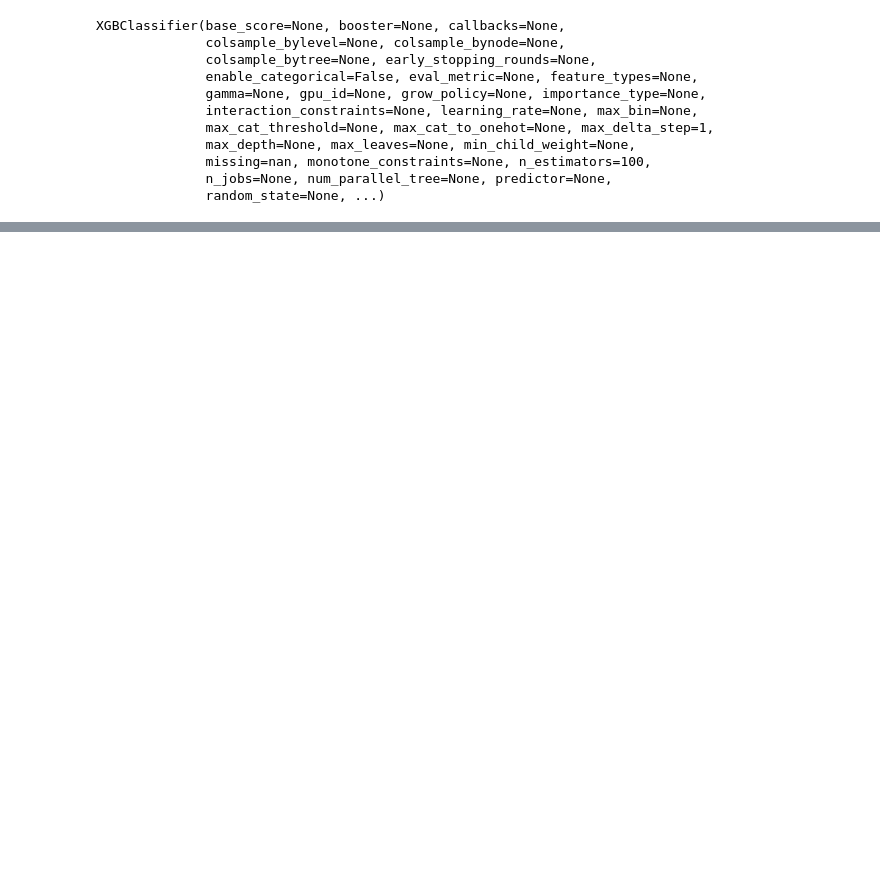
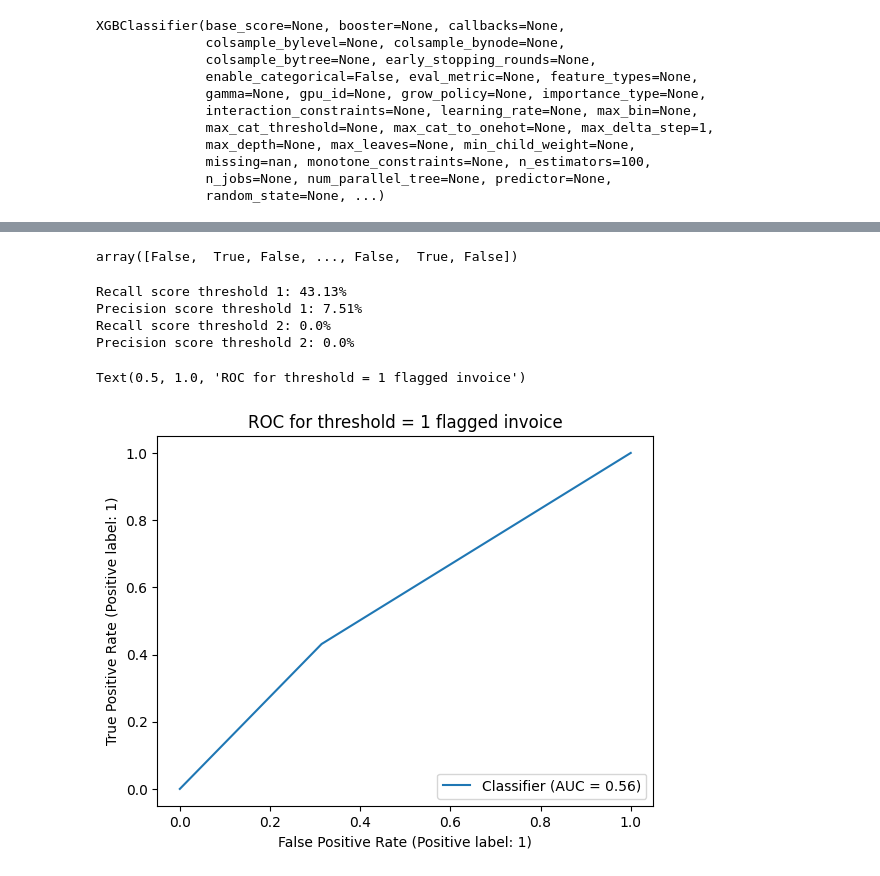
Before and after one commit to TomPreto/Fraud-Detection-ML, a Jupyter notebook: AW_error_features.ipynb, the cells around one changed output, grey strips where cells are left out. Saved outputs shown, nothing was run; the diff lists cells and outputs as text; code cells hidden in the pictures; blank space fills up the shorter version.

```diff
--- a/AW_error_features.ipynb
+++ b/AW_error_features.ipynb
@@ -338,0 +259,55 @@ final_result.groupby('counter_number')
+# %%
+#extract suspects from y_pred
+
+test_clients = dfi.loc[y_test.index, 'client_id'].tolist() # get all clients included in y_test
+
+y_pred_indexed = pd.DataFrame({'y_pred' : y_test_pred, 'client_id' : test_clients}, index=y_test.index) # assign row indexes of test data to y_pred
+
+#pred_suspects = y_pred_indexed.query("y_pred == True").client_id.tolist()
+#better line suggested by Bito:
+
+pred_suspects = y_pred_indexed[y_pred_indexed["y_pred"] == True]["client_id"].values
+
+#We can also count how many flagged invoices we get for each client, in case we want to change this threshold
+
+
+num_flagged_invoices = Counter(pred_suspects)
+# %%
+#compare to list of true suspects
+
+dfc_test_clients = dfc[dfc["client_id"].isin(set(test_clients))] # get subset of client df with clients in test set
+
+dfc_test_clients["num_flags"] = dfc_test_clients["client_id"].map(num_flagged_invoices)
+
+#calculate recall and precision
+# %%
+#Add predictions columns based on different thresholds
+
+dfc_test_clients.eval("thresh_1 = num_flags >= 1", inplace=True)
+dfc_test_clients.eval("thresh_2 = num_flags >= 2", inplace=True)
+# %%
+y_true = dfc_test_clients.target.values
+y_pred_thresh1 = dfc_test_clients.thresh_1.values
+y_pred_thresh2 = dfc_test_clients.thresh_2.values
+y_pred_thresh1
+# %% [output]
+array([False,  True, False, ..., False,  True, False])
+# %%
+print("Recall score threshold 1: {}%".format(round(recall_score(y_true,y_pred_thresh1) * 100, 2)))
+
+print("Precision score threshold 1: {}%".format(round(precision_score(y_true,y_pred_thresh1) * 100, 2)))
+
+print("Recall score threshold 2: {}%".format(round(recall_score(y_true,y_pred_thresh2) * 100, 2)))
+
+print("Precision score threshold 2: {}%".format(round(precision_score(y_true,y_pred_thresh2) * 100, 2)))
+# %% [output]
+Recall score threshold 1: 43.13%
+Precision score threshold 1: 7.51%
+Recall score threshold 2: 0.0%
+Precision score threshold 2: 0.0%
+# %%
+RocCurveDisplay.from_predictions(y_true,y_pred_thresh1)
+plt.title("ROC for threshold = 1 flagged invoice")
+# %% [output]
+Text(0.5, 1.0, 'ROC for threshold = 1 flagged invoice')
+[figure, added]
```
Also changed, not shown: parts of 31 cells of this notebook.
